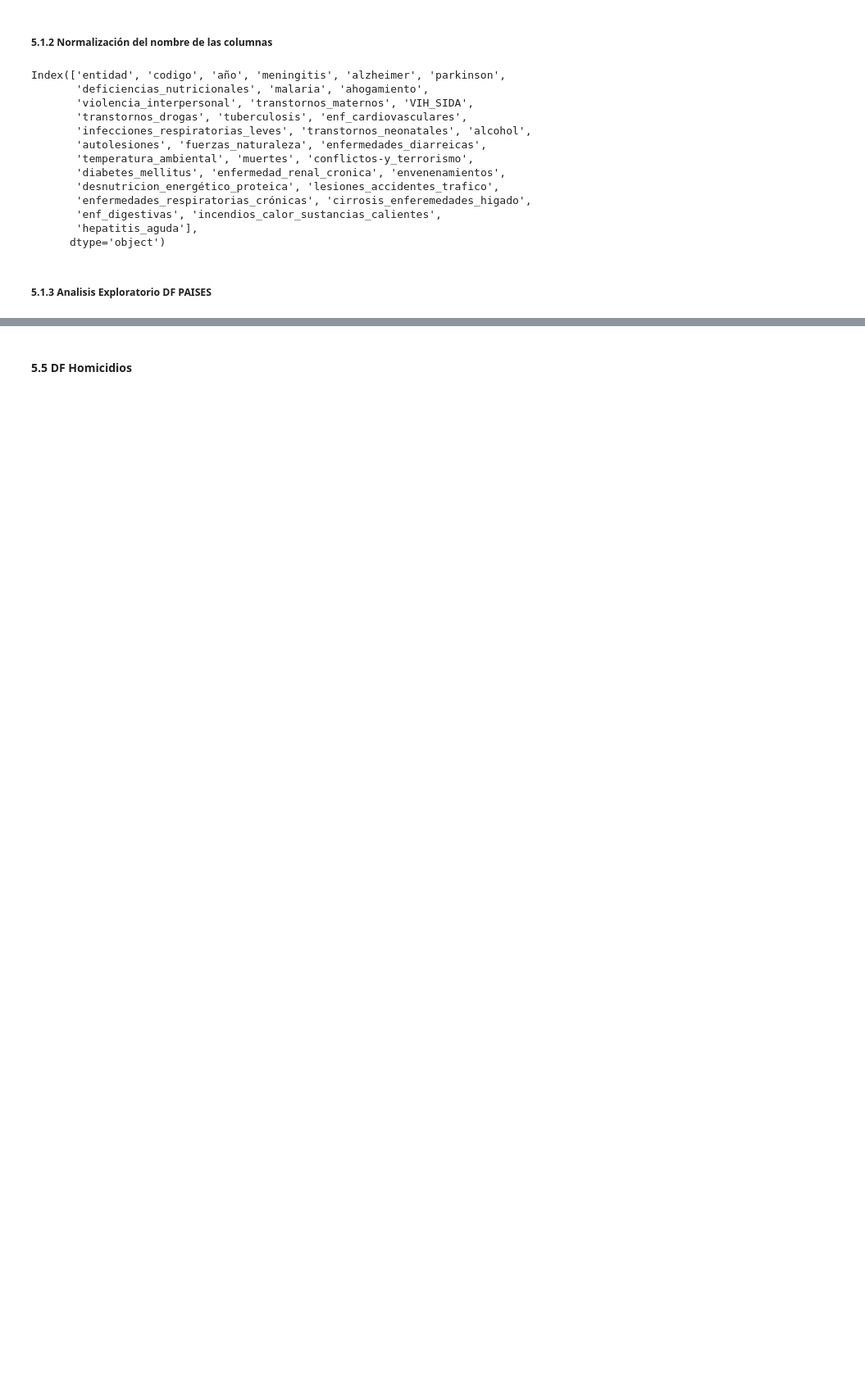
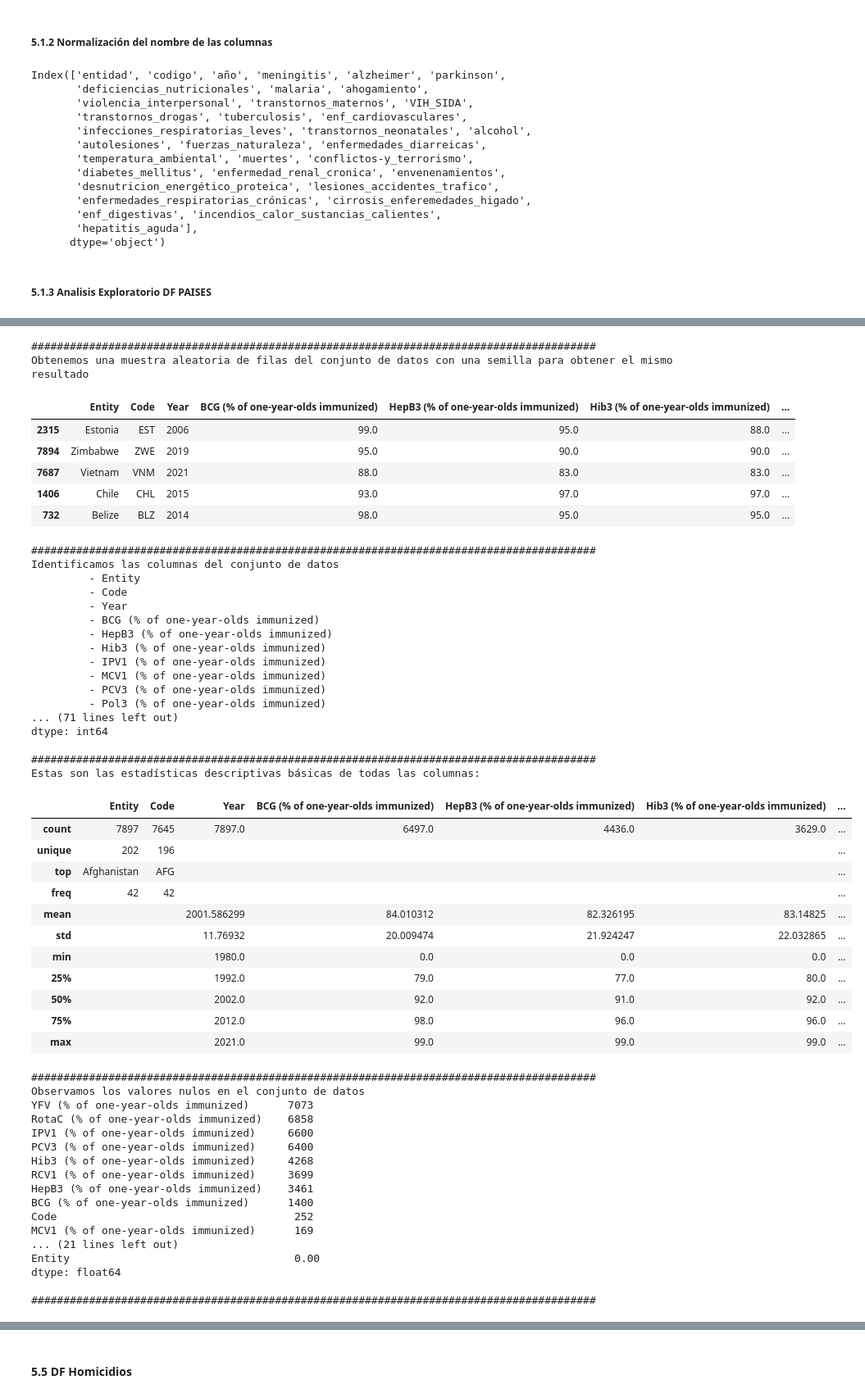
Before and after one commit to Sarah-bzb/TFM_analisis_datos, a Jupyter notebook: exploration_health_v0 - copia.ipynb, the cells around one changed output, grey strips where cells are left out. Shown: that part at 82% size. Saved outputs shown, nothing was run; the diff lists cells and outputs as text; code cells hidden in the pictures; blank space fills up the shorter version.

Commit message:
Dataset 2,3,4
tratamiento de datos Gonzalo

```diff
--- a/exploration_health_v0 - copia.ipynb
+++ b/exploration_health_v0 - copia.ipynb
@@ -531,0 +1013,3 @@ dtype: float64
+# %%
+exploracion_inicial(df_vaccination)
+# %% [output]
@@ -531,0 +1035,54 @@ dtype: float64
+########################################################################################
+Obtenemos una muestra aleatoria de filas del conjunto de datos con una semilla para obtener el mismo resultado
+|  | Entity | Code | Year | BCG (% of one-year-olds immunized) | HepB3 (% of one-year-olds immunized) | Hib3 (% of one-year-olds immunized) | ... |
+| 2315 | Estonia | EST | 2006 | 99.0 | 95.0 | 88.0 | ... |
+| 7894 | Zimbabwe | ZWE | 2019 | 95.0 | 90.0 | 90.0 | ... |
+| 7687 | Vietnam | VNM | 2021 | 88.0 | 83.0 | 83.0 | ... |
+| 1406 | Chile | CHL | 2015 | 93.0 | 97.0 | 97.0 | ... |
+| 732 | Belize | BLZ | 2014 | 98.0 | 95.0 | 95.0 | ... |
+########################################################################################
+Identificamos las columnas del conjunto de datos
+         - Entity
+         - Code
+         - Year
+         - BCG (% of one-year-olds immunized)
+         - HepB3 (% of one-year-olds immunized)
+         - Hib3 (% of one-year-olds immunized)
+         - IPV1 (% of one-year-olds immunized)
+         - MCV1 (% of one-year-olds immunized)
+         - PCV3 (% of one-year-olds immunized)
+         - Pol3 (% of one-year-olds immunized)
+... (71 lines left out)
+dtype: int64
+
+########################################################################################
+Estas son las estadísticas descriptivas básicas de todas las columnas:
+|  | Entity | Code | Year | BCG (% of one-year-olds immunized) | HepB3 (% of one-year-olds immunized) | Hib3 (% of one-year-olds immunized) | ... |
+| count | 7897 | 7645 | 7897.0 | 6497.0 | 4436.0 | 3629.0 | ... |
+| unique | 202 | 196 |  |  |  |  | ... |
+| top | Afghanistan | AFG |  |  |  |  | ... |
+| freq | 42 | 42 |  |  |  |  | ... |
+| mean |  |  | 2001.586299 | 84.010312 | 82.326195 | 83.14825 | ... |
+| std |  |  | 11.76932 | 20.009474 | 21.924247 | 22.032865 | ... |
+| min |  |  | 1980.0 | 0.0 | 0.0 | 0.0 | ... |
+| 25% |  |  | 1992.0 | 79.0 | 77.0 | 80.0 | ... |
+| 50% |  |  | 2002.0 | 92.0 | 91.0 | 92.0 | ... |
+| 75% |  |  | 2012.0 | 98.0 | 96.0 | 96.0 | ... |
+| max |  |  | 2021.0 | 99.0 | 99.0 | 99.0 | ... |
+########################################################################################
+Observamos los valores nulos en el conjunto de datos
+YFV (% of one-year-olds immunized)      7073
+RotaC (% of one-year-olds immunized)    6858
+IPV1 (% of one-year-olds immunized)     6600
+PCV3 (% of one-year-olds immunized)     6400
+Hib3 (% of one-year-olds immunized)     4268
+RCV1 (% of one-year-olds immunized)     3699
+HepB3 (% of one-year-olds immunized)    3461
+BCG (% of one-year-olds immunized)      1400
+Code                                     252
+MCV1 (% of one-year-olds immunized)      169
+... (21 lines left out)
+Entity                                   0.00
+dtype: float64
+
+########################################################################################
```
Also changed, not shown: parts of 45 cells of this notebook.
